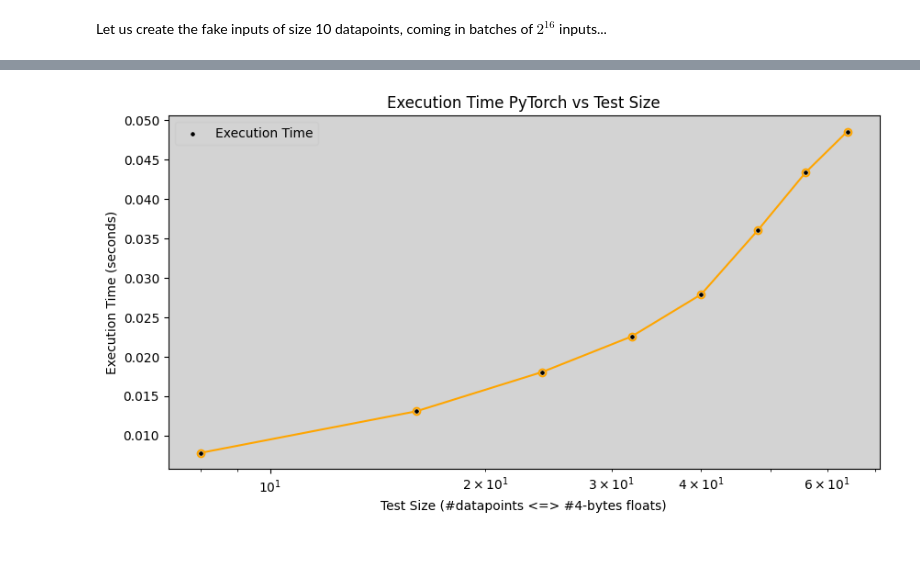
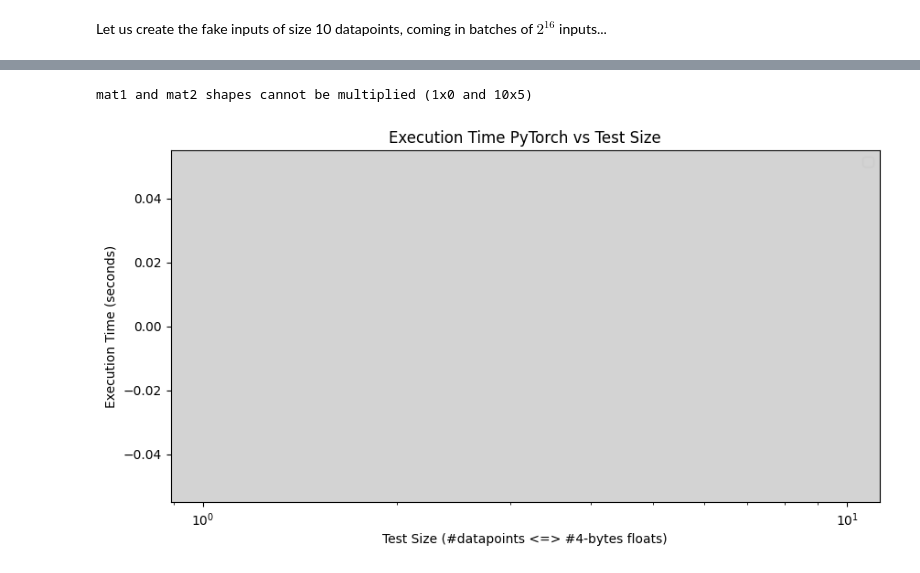
Before and after one commit to vladimirrotariu/surrealml-vs-onnx-vs-pytorch, a Jupyter notebook: surrealml_vs_onnx_vs_pytorch/comparing_surreal_ml_onnx_pytorch.ipynb, the cells around one changed output, grey strips where cells are left out. Drawn from its saved outputs; the diff is of its cells as text; code cells hidden in the pictures.

```diff
--- a/surrealml_vs_onnx_vs_pytorch/comparing_surreal_ml_onnx_pytorch.ipynb
+++ b/surrealml_vs_onnx_vs_pytorch/comparing_surreal_ml_onnx_pytorch.ipynb
@@ -306,7 +298,11 @@ with surreal.connect() as connect:
 # %%
 @chronometer
 def evaluate_with_surrealdb(test_size, connect):
-    _ = connect.query(
-        f"SELECT VALUE ml::ToyNet<0.0.1>(value) FROM inputs LIMIT {test_size};"
-    ).result
+    query = f"""
+    SELECT VALUE ml::ToyNet<0.0.1>(input)
+    FROM inputs
+    LIMIT {test_size}
+    """
+    a = connect.query(query)
+    print(a.result)
 # %%
@@ -368,11 +372,12 @@ plt.show()
 @chronometer
 def evaluate_pytorch(test_size, connect):
     inputs = connect.query(
-        f"SELECT VALUE value FROM inputs LIMIT {test_size}"
+        f"SELECT VALUE input FROM inputs LIMIT {test_size}"
     ).to_dict()["result"]
 
     with torch.no_grad():
-        _ = model.forward(torch.tensor(inputs))
+        a = model.forward(torch.tensor(inputs))
+        print(a, inputs)
 # %%
 pytorch_times = {}
 try:
@@ -399,27 +422,52 @@ For 64 collections of 10 by 1024 datapoints, it took 0.04852437973022461 seconds
+# %%
+@chronometer
+def evaluate_pytorch_without_surreal_query(inputs):
+    with torch.no_grad():
+        _ = model.forward(torch.tensor(inputs))
+# %%
+pytorch_without_surreal_times = {}
+try:
+    with surreal.connect() as connect:
+        for increment in range(number_steps):
+            test_size = (increment + 1) * test_step
+
+            inputs = connect.query(
+                f"SELECT VALUE input FROM inputs LIMIT {test_size}"
+            ).to_dict()["result"]
+
+            elapsed_time = evaluate_pytorch_without_surreal_query(inputs)
+            print(
+                f"For {test_size} collections of 10 by {chunk_size} datapoints, it took {elapsed_time} seconds"
+            )
+            pytorch_without_surreal_times[test_size] = elapsed_time
+except Exception as e:
+    print(e)
+# %% [output]
+mat1 and mat2 shapes cannot be multiplied (1x0 and 10x5)
 # %%
-test_sizes = list(pytorch_times.keys())
-execution_times = list(pytorch_times.values())
+test_sizes = list(pytorch_without_surreal_times.keys())
+execution_times = list(pytorch_without_surreal_times.values())
 
 plt.figure(figsize=(10, 5))
 
 plt.plot(test_sizes, execution_times, marker="o", color="orange")
 sns.scatterplot(
     x=test_sizes,
     y=execution_times,
     s=14,
     color="black",
     label="Execution Time",
     zorder=2,
 )
 
 plt.xlabel("Test Size (#datapoints <=> #4-bytes floats)")
 plt.ylabel("Execution Time (seconds)")
 plt.title("Execution Time PyTorch vs Test Size")
 plt.xscale("log")
 # plt.yscale('log')
 plt.legend()
 plot_path = os.path.join(os.getcwd(), "plots", "execution_time_vs_test_size.png")
 plt.savefig(plot_path)
 plt.show()
 # %% [output]
-[figure, old version]
+[figure, new version]
```
Also changed, not shown: parts of 18 cells of this notebook, 23 other files.
